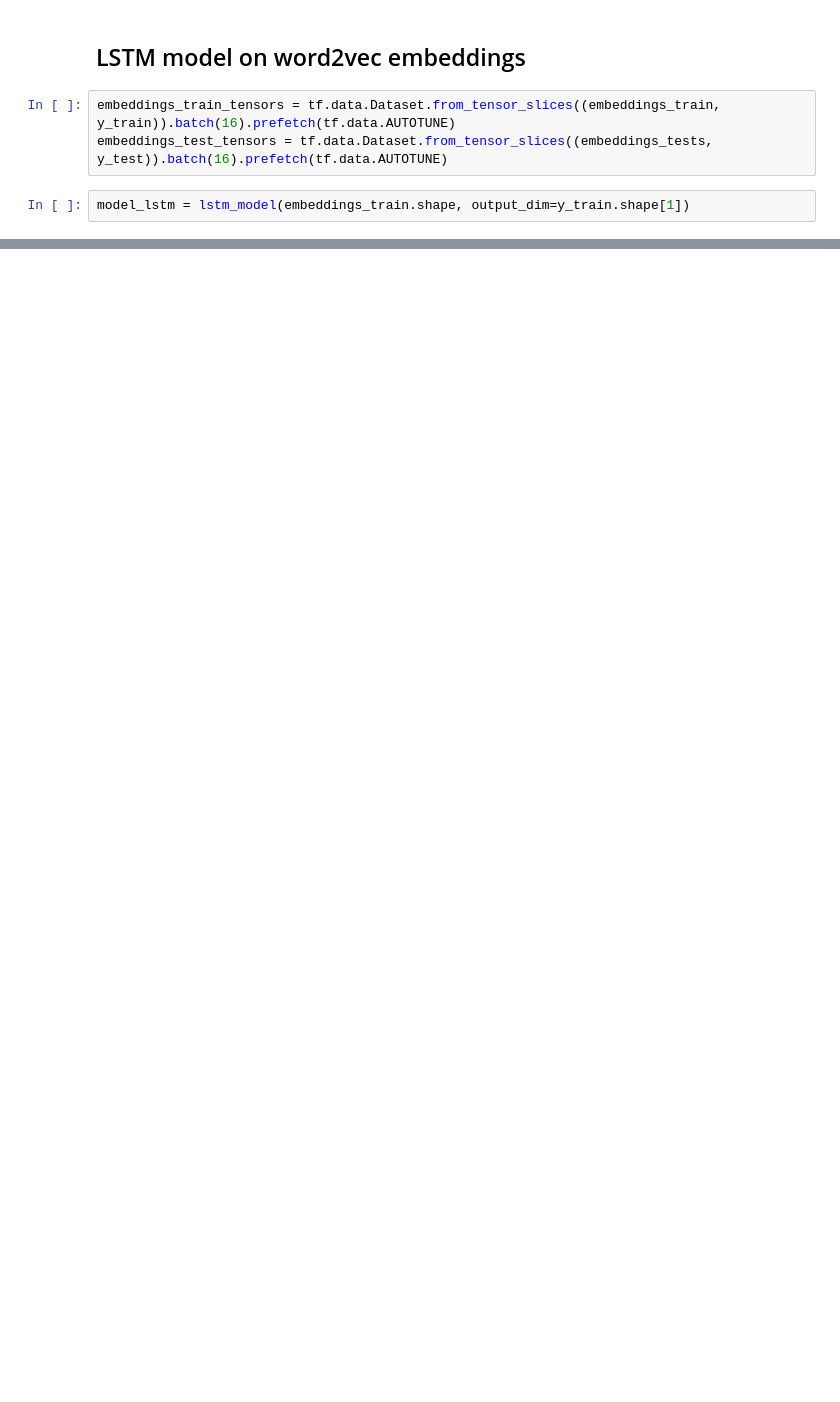
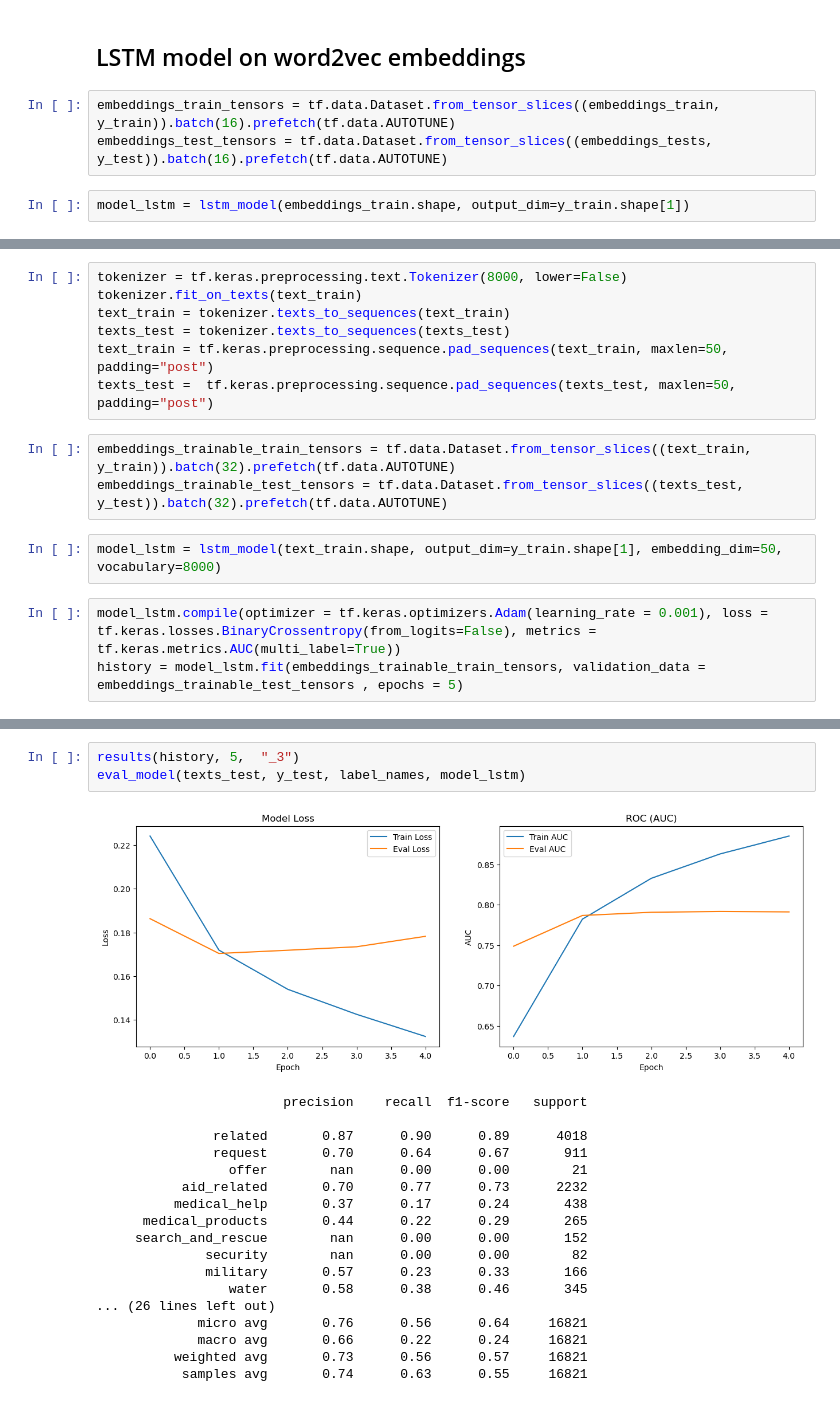
Before and after one commit to littlemicrowave/NLP-disaster-messages, a Jupyter notebook: Deep_ML.ipynb, the cells around one changed output, grey strips where cells are left out. Drawn from its saved outputs; the diff is of its cells as text; blank space fills up the shorter version.

```diff
--- a/Deep_ML.ipynb
+++ b/Deep_ML.ipynb
@@ -296,0 +304,15 @@ eval_model(embeddings_tests, y_test, label_names, model_lstm)
+# %%
+tokenizer = tf.keras.preprocessing.text.Tokenizer(8000, lower=False)
+tokenizer.fit_on_texts(text_train)
+text_train = tokenizer.texts_to_sequences(text_train)
+texts_test = tokenizer.texts_to_sequences(texts_test)
+text_train = tf.keras.preprocessing.sequence.pad_sequences(text_train, maxlen=50, padding="post")
+texts_test =  tf.keras.preprocessing.sequence.pad_sequences(texts_test, maxlen=50, padding="post")
+# %%
+embeddings_trainable_train_tensors = tf.data.Dataset.from_tensor_slices((text_train, y_train)).batch(32).prefetch(tf.data.AUTOTUNE)
+embeddings_trainable_test_tensors = tf.data.Dataset.from_tensor_slices((texts_test, y_test)).batch(32).prefetch(tf.data.AUTOTUNE)
+# %%
+model_lstm = lstm_model(text_train.shape, output_dim=y_train.shape[1], embedding_dim=50, vocabulary=8000)
+# %%
+model_lstm.compile(optimizer = tf.keras.optimizers.Adam(learning_rate = 0.001), loss = tf.keras.losses.BinaryCrossentropy(from_logits=False), metrics = tf.keras.metrics.AUC(multi_label=True))
+history = model_lstm.fit(embeddings_trainable_train_tensors, validation_data = embeddings_trainable_test_tensors , epochs = 5)
@@ -296,0 +330,22 @@ eval_model(embeddings_tests, y_test, label_names, model_lstm)
+# %%
+results(history, 5,  "_3")
+eval_model(texts_test, y_test, label_names, model_lstm)
+# %% [output]
+[figure, added]
+                        precision    recall  f1-score   support
+
+               related       0.87      0.90      0.89      4018
+               request       0.70      0.64      0.67       911
+                 offer        nan      0.00      0.00        21
+           aid_related       0.70      0.77      0.73      2232
+          medical_help       0.37      0.17      0.24       438
+      medical_products       0.44      0.22      0.29       265
+     search_and_rescue        nan      0.00      0.00       152
+              security        nan      0.00      0.00        82
+              military       0.57      0.23      0.33       166
+                 water       0.58      0.38      0.46       345
+... (26 lines left out)
+             micro avg       0.76      0.56      0.64     16821
+             macro avg       0.66      0.22      0.24     16821
+          weighted avg       0.73      0.56      0.57     16821
+           samples avg       0.74      0.63      0.55     16821
```
Also changed, not shown: parts of 12 cells of this notebook, 3 other files.
